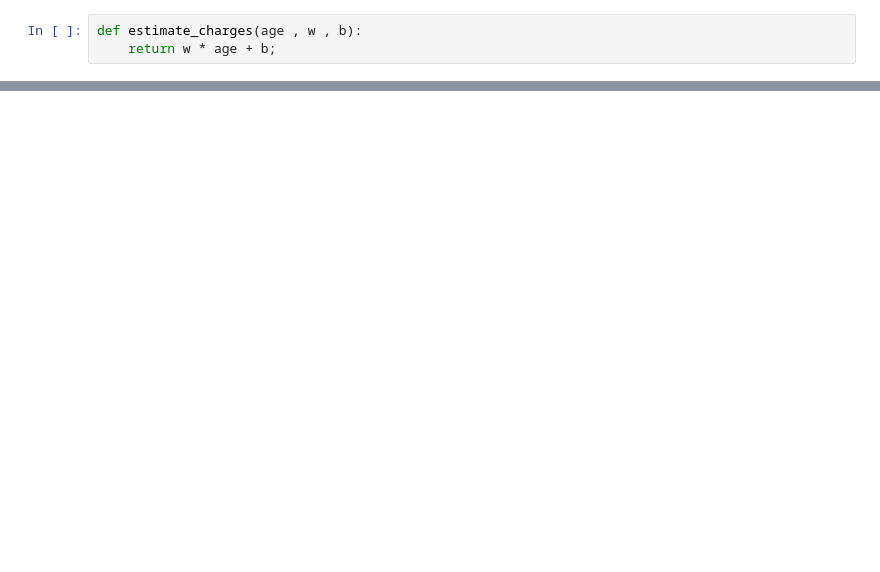
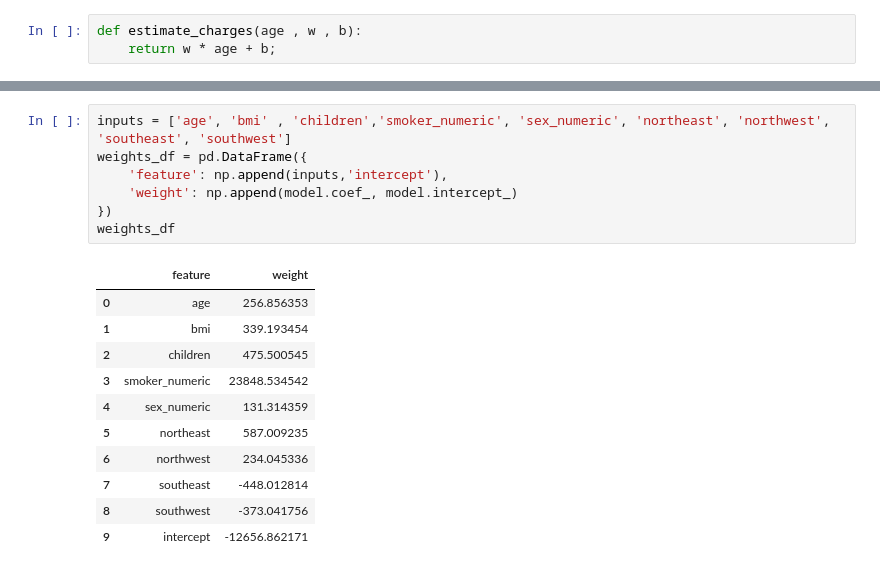
Before and after one commit to Aman14-ai/linear-regression, a Jupyter notebook: medical-datasets/02_linear-regression.ipynb, the cells around one changed output, grey strips where cells are left out. Saved outputs shown, nothing was run; the diff lists cells and outputs as text; blank space fills up the shorter version.

```diff
--- a/medical-datasets/02_linear-regression.ipynb
+++ b/medical-datasets/02_linear-regression.ipynb
@@ -62,0 +283,19 @@ rmse(non_smoker_df.charges , sgd_model.predict(inputs))
+# %%
+inputs = ['age', 'bmi' , 'children','smoker_numeric', 'sex_numeric', 'northeast', 'northwest', 'southeast', 'southwest']
+weights_df = pd.DataFrame({
+    'feature': np.append(inputs,'intercept'),
+    'weight': np.append(model.coef_, model.intercept_)
+})
+weights_df
+# %% [output]
+|  | feature | weight |
+| 0 | age | 256.856353 |
+| 1 | bmi | 339.193454 |
+| 2 | children | 475.500545 |
+| 3 | smoker_numeric | 23848.534542 |
+| 4 | sex_numeric | 131.314359 |
+| 5 | northeast | 587.009235 |
+| 6 | northwest | 234.045336 |
+| 7 | southeast | -448.012814 |
+| 8 | southwest | -373.041756 |
+| 9 | intercept | -12656.862171 |
```
Also changed, not shown: parts of 42 cells of this notebook, 1 other file.
